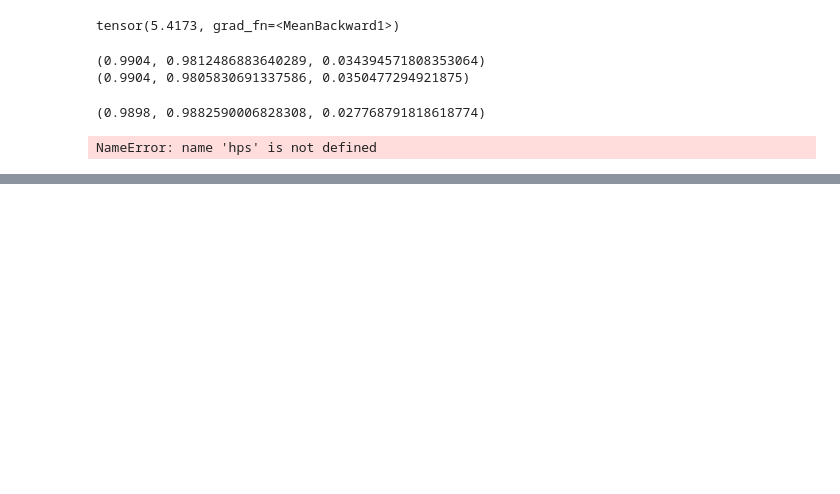
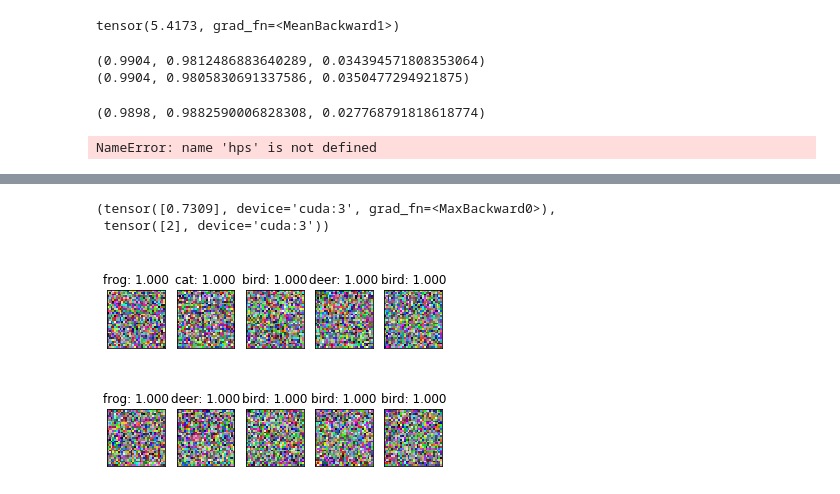
Before and after one commit to AlexMeinke/certified-certain-uncertainty, a Jupyter notebook: GMM.ipynb, the cells around one changed output, grey strips where cells are left out. Saved outputs shown, nothing was run; the diff lists cells and outputs as text; code cells hidden in the pictures; blank space fills up the shorter version.

```diff
--- a/GMM.ipynb
+++ b/GMM.ipynb
@@ -96,0 +128,3 @@ df = ev.evaluate(model, device, 'MNIST', model_params.loaders)
+# %%
+device = torch.device('cuda:3')
+base_model = torch.load('SavedModels/model_baseCIFAR10_lr0.1_augm_flagTrue_train_typeplain.pth').to(device)
@@ -96,0 +140,13 @@ df = ev.evaluate(model, device, 'MNIST', model_params.loaders)
+# %%
+x = torch.rand(1,3,32,32,device=device)
+base_model(x).max(1)[0].exp()
+noise = adv.gen_adv_noise(base_model, device, x, epsilon=.3, steps=10, step_size=0.01)
+F.log_softmax(logits(base_model, noise)[:,:10]/5 , dim=1).exp().max(1)
+# %% [output]
+(tensor([0.7309], device='cuda:3', grad_fn=<MaxBackward0>),
+ tensor([2], device='cuda:3'))
+# %%
+y = base_model(noise)
+plotting.plot_samples([y], noise.detach().cpu(), dataset='CIFAR10')
+# %% [output]
+[figure, added]
```
Also changed, not shown: parts of 29 cells of this notebook, 17 other files.
